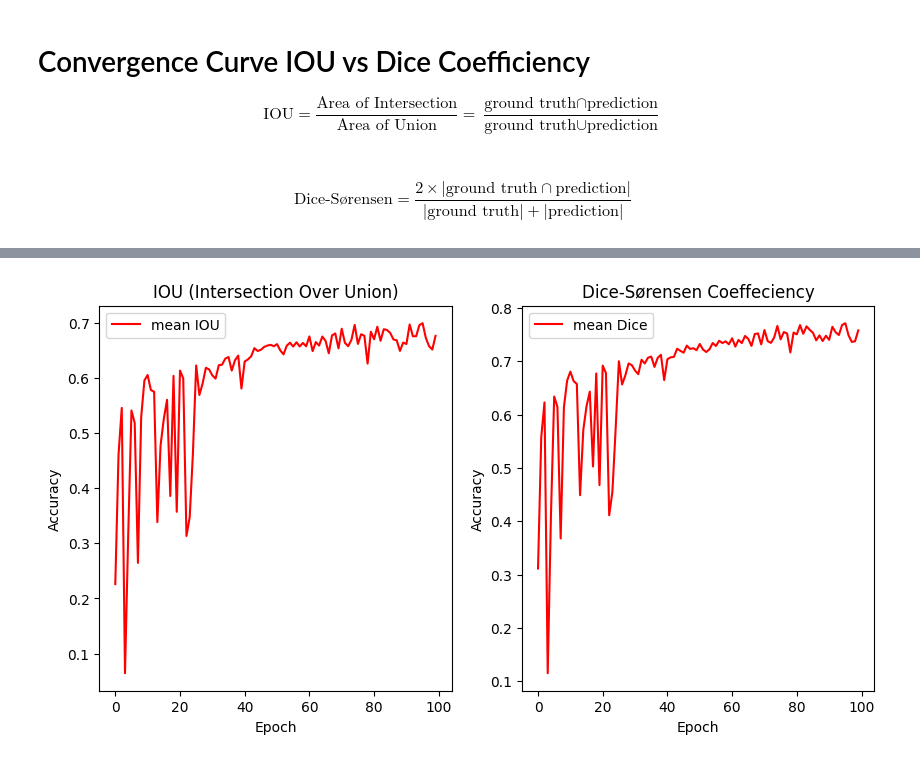
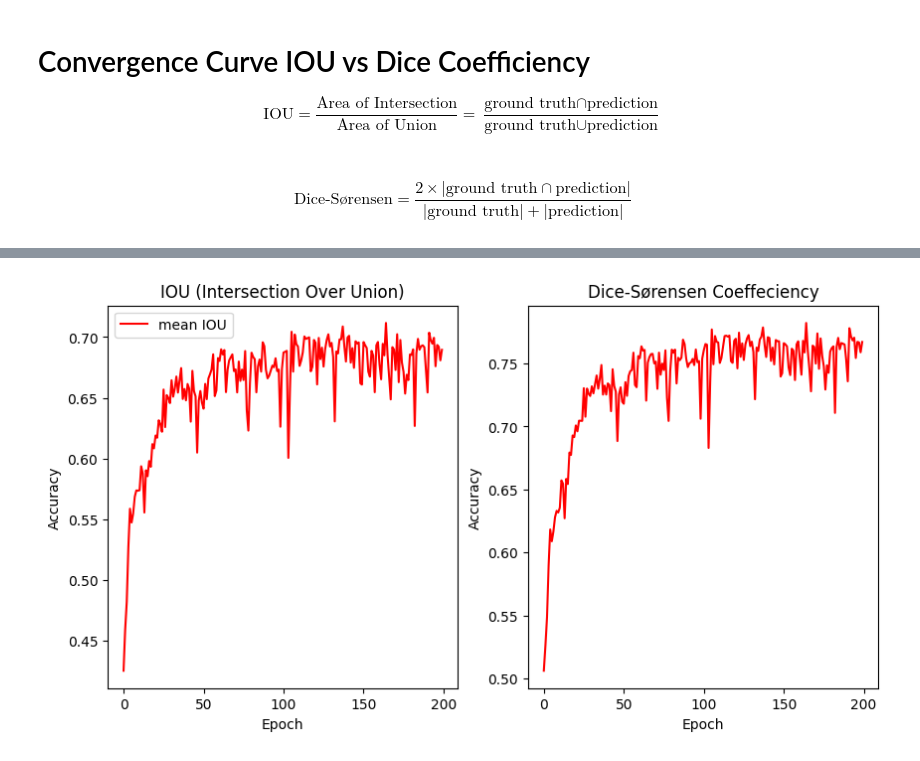
Before and after one commit to yezehao/BDL-based-semantic-segmentation, a Jupyter notebook: None-Bayes-SegNet/SegNet-MaSTr1325-prediction-display.ipynb, the cells around one changed output, grey strips where cells are left out. Cells and saved outputs as stored; diff of their text form; code cells hidden in the pictures.

```diff
--- a/None-Bayes-SegNet/SegNet-MaSTr1325-prediction-display.ipynb
+++ b/None-Bayes-SegNet/SegNet-MaSTr1325-prediction-display.ipynb
@@ -43,7 +13,7 @@ import matplotlib.pyplot as plt
 img_number = '001'
 root = os.path.expanduser("~/BDL/BDL-based-semantic-segmentation")
 jpg_path = os.path.join(root, f'Dataset/MaSTr1325/val/{img_number}.jpg')
-json_path = os.path.join(root, f'Dataset/MaSTr1325/val_json/{img_number}m.json')
+png_path = os.path.join(root, f'Dataset/MaSTr1325/val_mask/{img_number}m.png')
 
 # Define Colour
 i = 64
@@ -55,8 +25,7 @@ colors = {
 }
 
 image = Image.open(jpg_path).convert('RGBA')
-with open(json_path, 'r') as json_file:
-    mask_data = json.load(json_file)
+mask_data = Image.open(png_path)
 mask_array = np.array(mask_data)
 mask_image = Image.new('RGBA', image.size)
 mask_pixels = mask_image.load()
@@ -181,28 +63,69 @@ import json
 import numpy as np
 import matplotlib.pyplot as plt
 
-with open('result/iou-dice-epoch100.json', 'r') as file:
+def evaluation_show(data):
+        aver_iou = np.array([item['aver_iou'] for item in data])
+        aver_dice = np.array([item['aver_dice'] for item in data])
+        Prs = 5*np.array([item['Prs'] for item in data])
+        Res = 2*np.array([item['Res'] for item in data])
+        # F1 = np.array([item['F1'] for item in data])
+        F1 = 2*(Prs*Res)/(Prs+Res)
+
+        # Polynomial Smoothing
+        x = np.arange(len(data))
+        Prs_sm = np.poly1d(np.polyfit(x, Prs, 10))
+        Res_sm = np.poly1d(np.polyfit(x, Res, 10))
+        F1_sm = np.poly1d(np.polyfit(x, F1, 10))
+        x_sm = np.linspace(x.min(), x.max(), 10*len(data))
+        Prs_sm = Prs_sm(x_sm)
+        Res_sm = Res_sm(x_sm)
+        F1_sm = F1_sm(x_sm)
+
+        # Plot figure 1 for iou and dice
+        plt.figure(figsize=(10, 5))
+        # plot average iou
+        plt.subplot(1, 2, 1)
+        plt.plot(aver_iou, label='mean IOU', color='red')
+        plt.xlabel('Epoch')
+        plt.ylabel('Accuracy')
+        plt.title('IOU (Intersection Over Union)')
+        plt.legend()
+        # plot average dice
+        plt.subplot(1, 2, 2)
+        plt.plot(aver_dice, label='mean Dice', color='red')
+        plt.xlabel('Epoch')
+        plt.ylabel('Accuracy')
+        plt.title('Dice-Sørensen Coeffeciency')
+        plt.show()
+
+        # Plot figure 2 for precision / recalls / F1
+        plt.figure(figsize=(15, 5))
+        # plot average precision
+        plt.subplot(1, 3, 1)
+        plt.plot(Prs, label='Precisions', color='blue', alpha = 0.5)
+        plt.plot(x_sm, Prs_sm, label='Polynomial Fit', color='blue')
+        plt.xlabel('Epoch')
+        plt.ylabel('Value')
+        plt.title('Average Precisions')
+        plt.legend()
+        # plot average recall
+        plt.subplot(1, 3, 2)
+        plt.plot(Res, label='Recalls', color='red', alpha = 0.5)
+        plt.plot(x_sm, Res_sm, label='Polynomial Fit', color='red')
+        plt.xlabel('Epoch')
+        plt.ylabel('Value')
+        plt.title('Average Recalls')
+        plt.legend()
+        # plot average F1
+        plt.subplot(1, 3, 3)
+        plt.plot(F1, label='F1', color='#FF00FF', alpha = 0.5)
+        plt.plot(x_sm, F1_sm, label='Polynomial Fit', color='#FF00FF')
+        plt.xlabel('Epoch')
+        plt.ylabel('Value')
+        plt.title('Average F1')
+        plt.show()
+
+with open('result/validation-epoch200.json', 'r') as file:
         data = json.load(file)
-aver_iou = np.array([item['aver_iou'] for item in data])
-aver_dice = np.array([item['aver_dice'] for item in data])
-
-
-# Plot figure
-plt.figure(figsize=(10, 5))
-
-# 绘制 aver_iou
-plt.subplot(1, 2, 1)
-plt.plot(aver_iou, label='mean IOU', color='red')
-plt.xlabel('Epoch')
-plt.ylabel('Accuracy')
-plt.title('IOU (Intersection Over Union)')
-plt.legend()
-
-# 绘制 aver_dice
-plt.subplot(1, 2, 2)
-plt.plot(aver_dice, label='mean Dice', color='red')
-plt.xlabel('Epoch')
-plt.ylabel('Accuracy')
-plt.title('Dice-Sørensen Coeffeciency')
-plt.legend()
+evaluation_show(data)
 # %% [output]
@@ -210 +132 @@ plt.legend()
-[figure, old version]
+[figure, new version]
```
Also changed, not shown: parts of 7 cells of this notebook.
